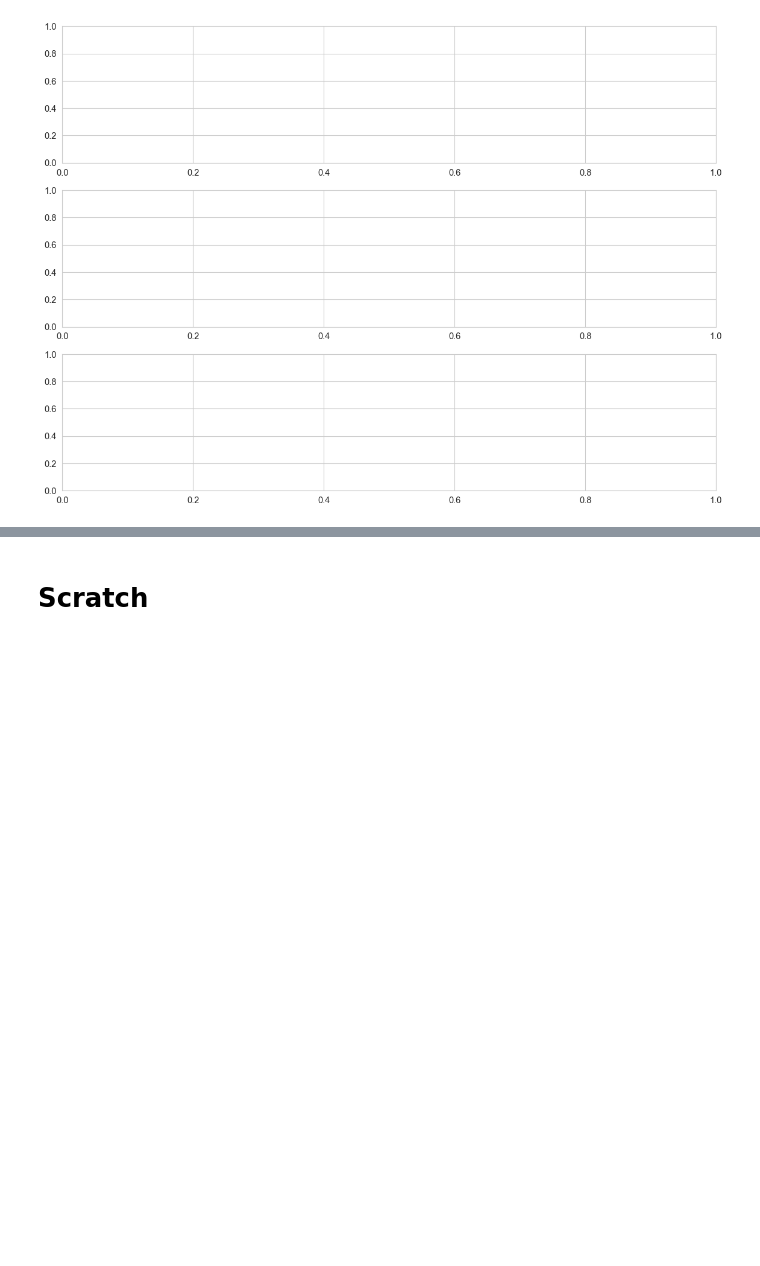
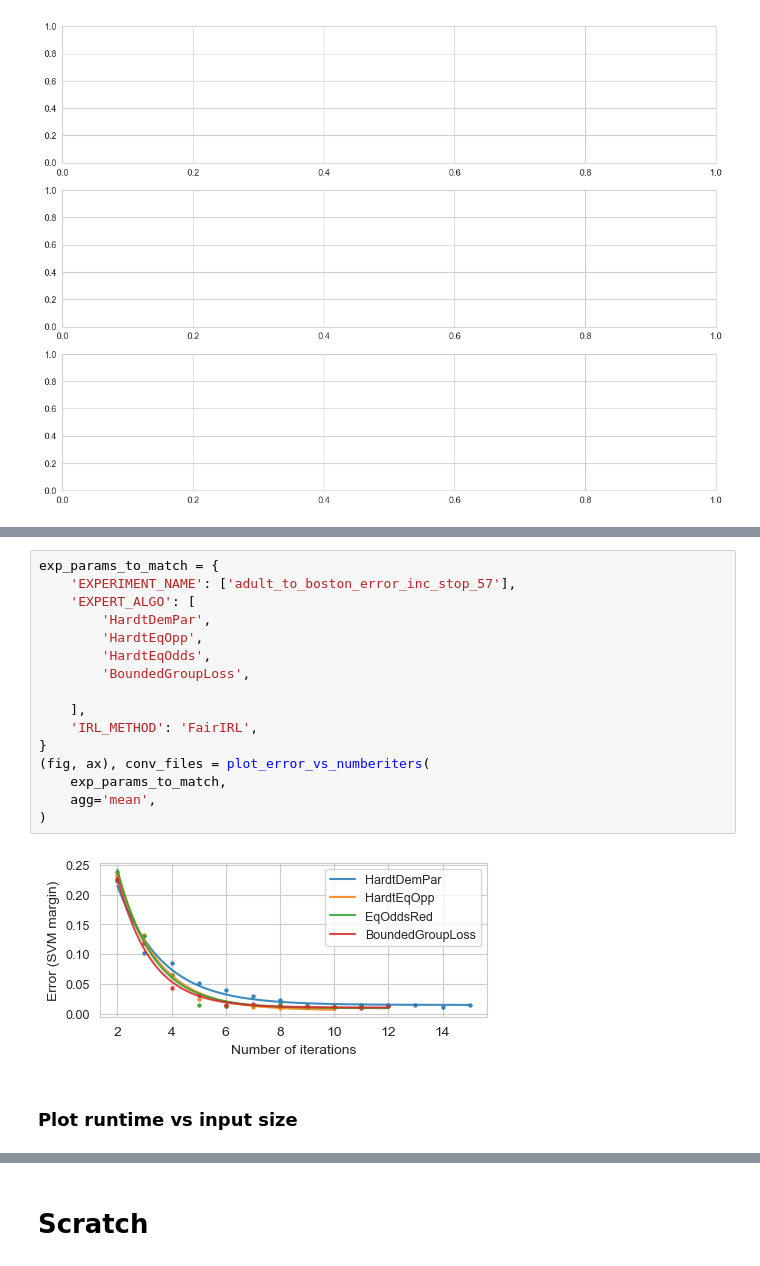
Before and after one commit to jackblandin/research, a Jupyter notebook: experiments/irl/Fair IRL Experiments - Plotting Only.ipynb, the cells around one changed output, grey strips where cells are left out. Saved outputs shown, nothing was run; the diff lists cells and outputs as text; blank space fills up the shorter version.

```diff
--- a/experiments/irl/Fair IRL Experiments - Plotting Only.ipynb
+++ b/experiments/irl/Fair IRL Experiments - Plotting Only.ipynb
@@ -900,0 +1159,20 @@ ValueError: No results for provided config.
+# %%
+exp_params_to_match = {
+    'EXPERIMENT_NAME': ['adult_to_boston_error_inc_stop_57'],
+    'EXPERT_ALGO': [
+        'HardtDemPar',
+        'HardtEqOpp',
+        'HardtEqOdds',
+        'BoundedGroupLoss',
+
+    ],
+    'IRL_METHOD': 'FairIRL',
+}
+(fig, ax), conv_files = plot_error_vs_numberiters(
+    exp_params_to_match,
+    agg='mean',
+)
+# %% [output]
+[figure, added]
+# %% [markdown]
+### Plot runtime vs input size
```
Also changed, not shown: parts of 15 cells of this notebook, 5 other files.
